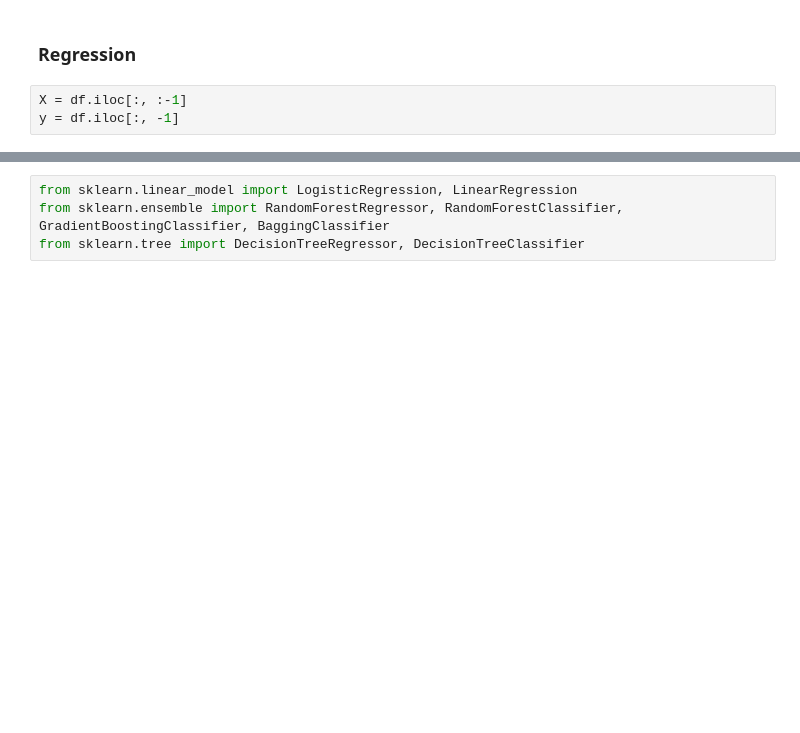
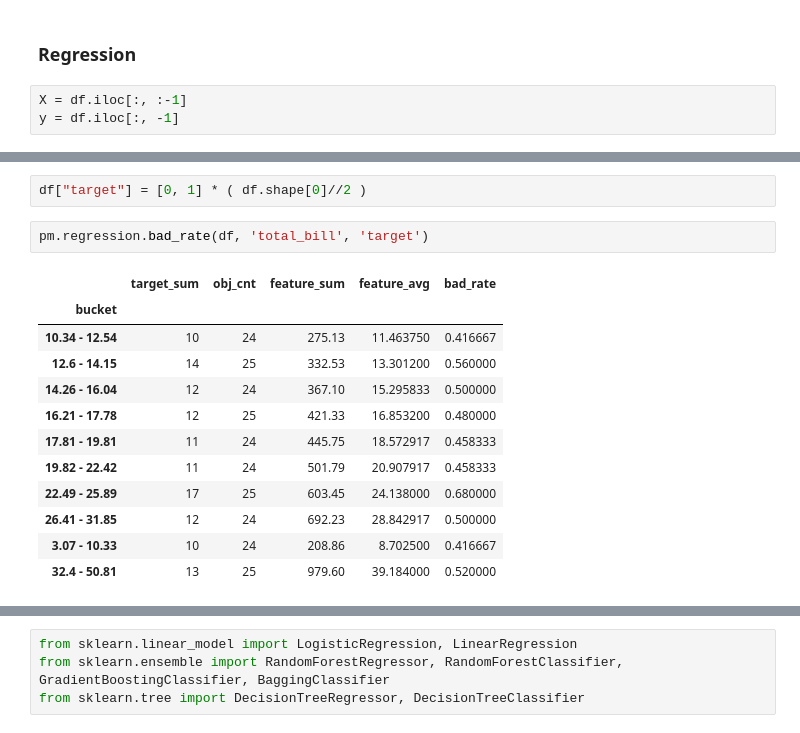
Before and after one commit to NPodlozhniy/podlozhnyy-module, a Jupyter notebook: Playbook.ipynb, the cells around one changed output, grey strips where cells are left out. Drawn from its saved outputs; the diff is of its cells as text; blank space fills up the shorter version.

```diff
--- a/Playbook.ipynb
+++ b/Playbook.ipynb
@@ -239,0 +256,17 @@ y = df.iloc[:, -1]
+# %%
+df["target"] = [0, 1] * ( df.shape[0]//2 )
+# %%
+pm.regression.bad_rate(df, 'total_bill', 'target')
+# %% [output]
+|  | target_sum | obj_cnt | feature_sum | feature_avg | bad_rate |
+| bucket |  |  |  |  |  |
+| 10.34 - 12.54 | 10 | 24 | 275.13 | 11.463750 | 0.416667 |
+| 12.6 - 14.15 | 14 | 25 | 332.53 | 13.301200 | 0.560000 |
+| 14.26 - 16.04 | 12 | 24 | 367.10 | 15.295833 | 0.500000 |
+| 16.21 - 17.78 | 12 | 25 | 421.33 | 16.853200 | 0.480000 |
+| 17.81 - 19.81 | 11 | 24 | 445.75 | 18.572917 | 0.458333 |
+| 19.82 - 22.42 | 11 | 24 | 501.79 | 20.907917 | 0.458333 |
+| 22.49 - 25.89 | 17 | 25 | 603.45 | 24.138000 | 0.680000 |
+| 26.41 - 31.85 | 12 | 24 | 692.23 | 28.842917 | 0.500000 |
+| 3.07 - 10.33 | 10 | 24 | 208.86 | 8.702500 | 0.416667 |
+| 32.4 - 50.81 | 13 | 25 | 979.60 | 39.184000 | 0.520000 |
```
Also changed, not shown: parts of 12 cells of this notebook, 3 other files.
